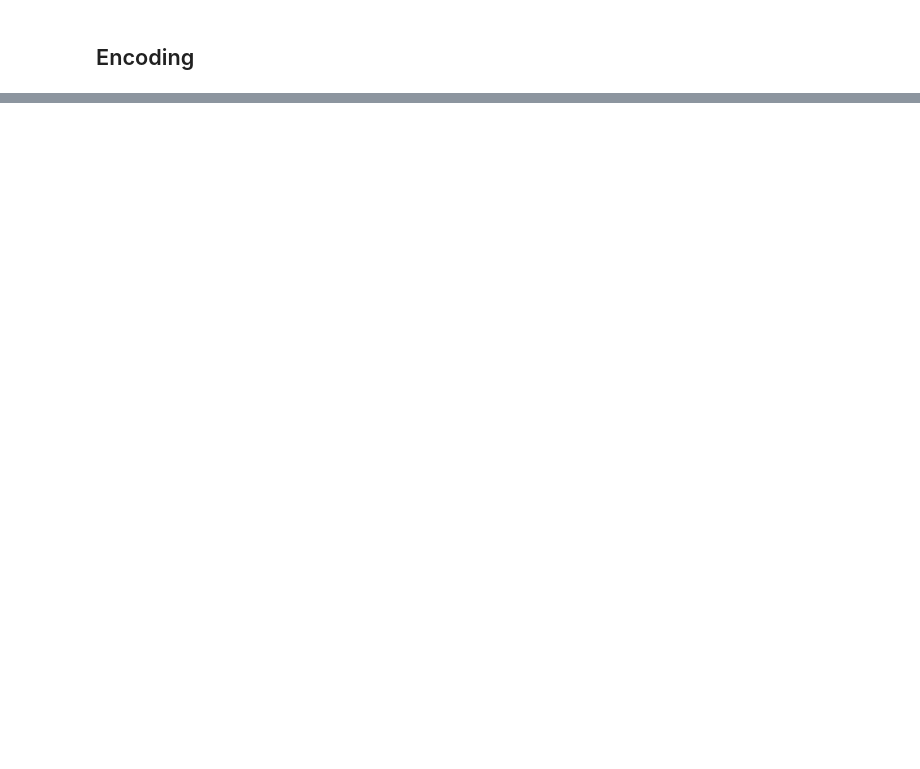
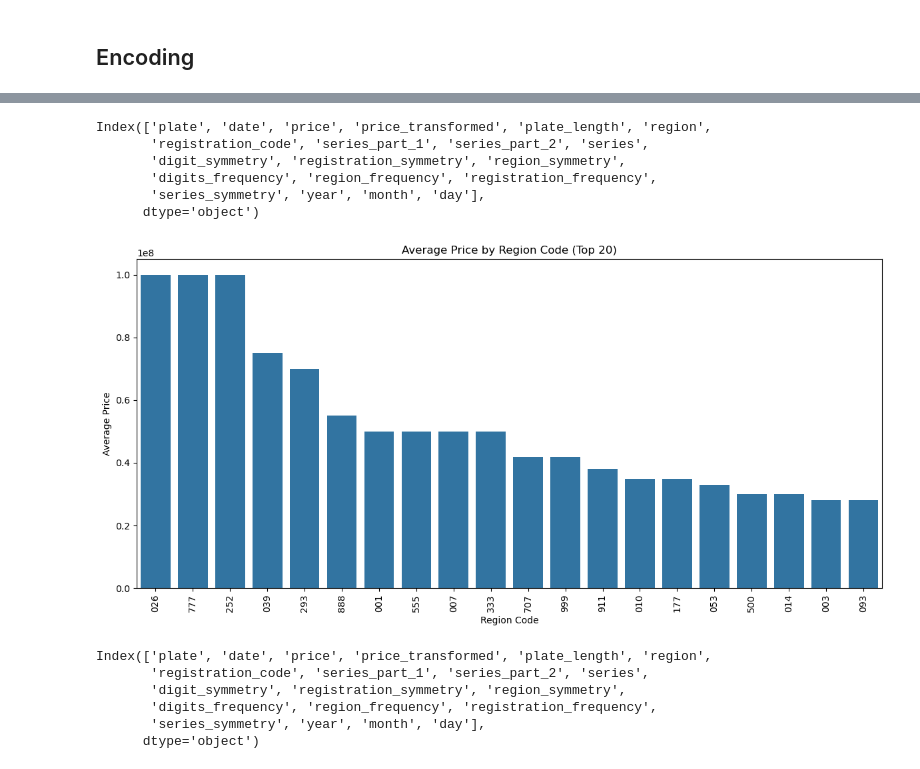
Before and after one commit to woxane/Russian-Car-Plates-Prices-Prediction, a Jupyter notebook: russian-car-plate.ipynb, the cells around one changed output, grey strips where cells are left out. Cells and saved outputs as stored; diff of their text form; code cells hidden in the pictures; blank space fills up the shorter version.

```diff
--- a/russian-car-plate.ipynb
+++ b/russian-car-plate.ipynb
@@ -648,0 +410,18 @@ df_encoded
+# %%
+import pandas as pd
+from sklearn.preprocessing import OneHotEncoder
+
+
+encoder = OneHotEncoder(handle_unknown='ignore', sparse_output=False)
+# %%
+encoded_array = encoder.fit_transform(df[['series_part_1']])
+
+df_encoded = pd.DataFrame(encoded_array, columns=encoder.get_feature_names_out(['series_part_1']))
+
+df = pd.concat([df.reset_index(drop=True), df_encoded.reset_index(drop=True)], axis=1)
+# %%
+encoded_array = encoder.fit_transform(df[['series_part_2']])
+
+df_encoded = pd.DataFrame(encoded_array, columns=encoder.get_feature_names_out(['series_part_2']))
+
+df = pd.concat([df.reset_index(drop=True), df_encoded.reset_index(drop=True)], axis=1)
@@ -648,0 +444,30 @@ df_encoded
+# %%
+print(df.columns[:20])
+# %% [output]
+Index(['plate', 'date', 'price', 'price_transformed', 'plate_length', 'region',
+       'registration_code', 'series_part_1', 'series_part_2', 'series',
+       'digit_symmetry', 'registration_symmetry', 'region_symmetry',
+       'digits_frequency', 'region_frequency', 'registration_frequency',
+       'series_symmetry', 'year', 'month', 'day'],
+      dtype='object')
+# %%
+plt.figure(figsize=(12, 6))
+region_avg_price = df.groupby('registration_code')['price'].max().sort_values(ascending=False).head(20)
+sns.barplot(x=region_avg_price.index, y=region_avg_price.values)
+plt.title('Average Price by Region Code (Top 20)')
+plt.xticks(rotation=90)
+plt.xlabel('Region Code')
+plt.ylabel('Average Price')
+plt.tight_layout()
+plt.show()
+# %% [output]
+[figure, added]
+# %%
+df.columns[:20]
+# %% [output]
+Index(['plate', 'date', 'price', 'price_transformed', 'plate_length', 'region',
+       'registration_code', 'series_part_1', 'series_part_2', 'series',
+       'digit_symmetry', 'registration_symmetry', 'region_symmetry',
+       'digits_frequency', 'region_frequency', 'registration_frequency',
+       'series_symmetry', 'year', 'month', 'day'],
+      dtype='object')
```
Also changed, not shown: parts of 27 cells of this notebook.
